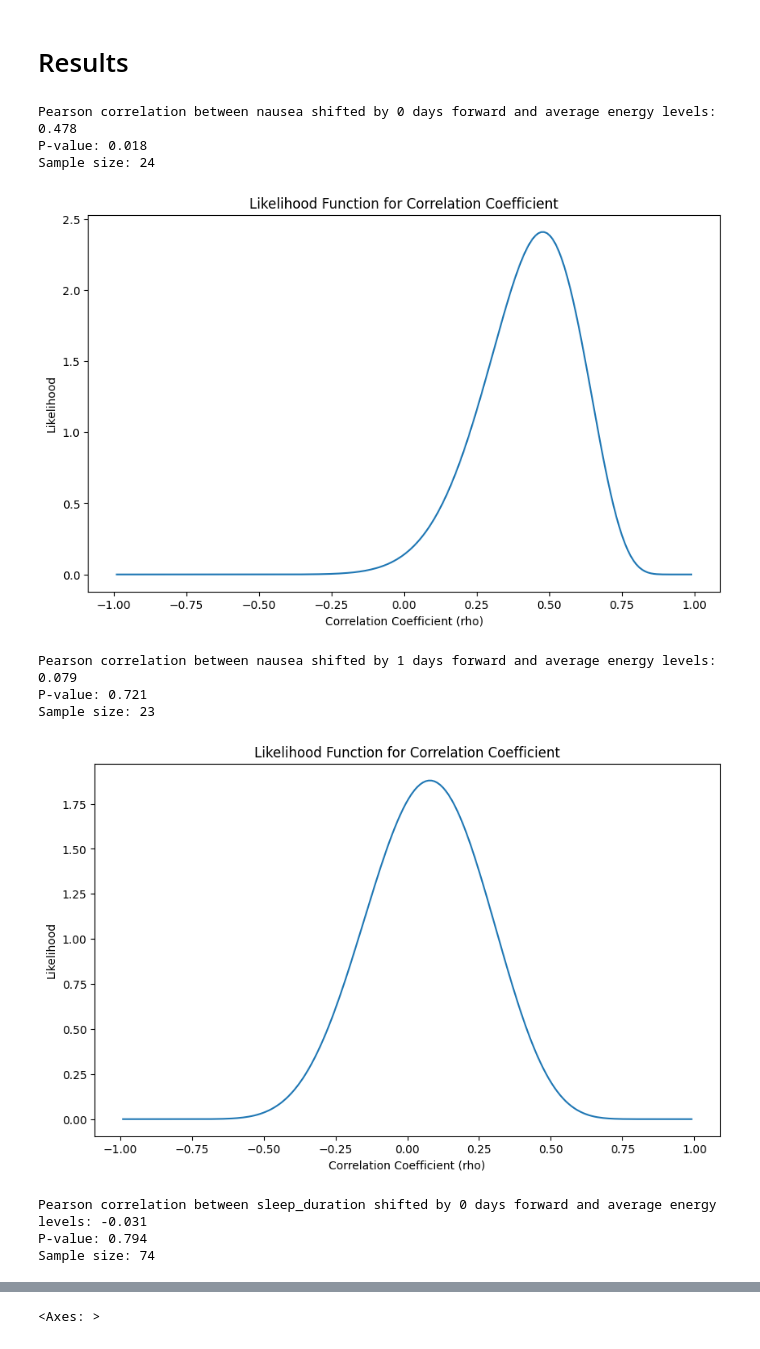
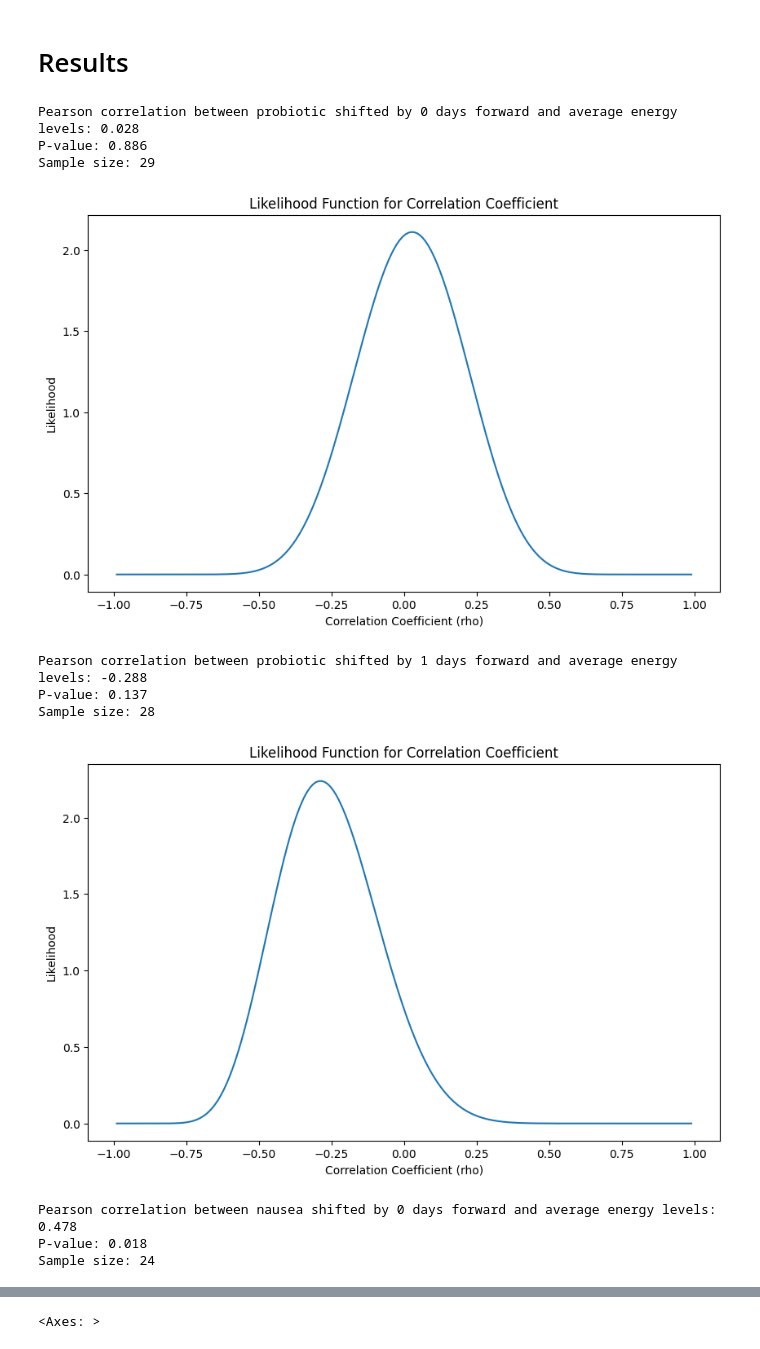
Before and after one commit to sonofhypnos/simon_data, a Jupyter notebook: simon_analysis.ipynb, the cells around one changed output, grey strips where cells are left out. Saved outputs shown, nothing was run; the diff lists cells and outputs as text; code cells hidden in the pictures.

```diff
--- a/simon_analysis.ipynb
+++ b/simon_analysis.ipynb
@@ -615,7 +621,7 @@ def analyse_nausea(data, column, shift=1):
     print(f"pvalue: {p_value:.3f}")
     print(f"sample size: {len(gluten)}")
 # %%
-for column in ["gluten", 'magnesium', 'potassium', 'iodine', 'omega3', 'vitamin_d', 'creatine_randomized', 'masturbation', 'masturbate_before_sleep', 'melatonin', 'melatonin_randomized', 'caffeine', 'porn']:
+for column in ['probiotic', "gluten", 'magnesium', 'potassium', 'iodine', 'omega3', 'vitamin_d', 'creatine_randomized', 'masturbation', 'masturbate_before_sleep', 'melatonin', 'melatonin_randomized', 'caffeine', 'porn']:
     for shift in [1,2]:
         analyse_nausea(data, column, shift=shift)
 # %% [output]
@@ -769,27 +775,27 @@ analyze_nausea_energy_relationship(sessions, energy_col='avg_energy', nausea_col
 # %% [markdown]
 # Results
 # %%
-upstream_vars = ['nausea', 'sleep_duration', 'potassium', 'magnesium', 'iodine', 'omega3', 'vitamin_d', 'creatine_randomized', 'masturbation', 'masturbate_before_sleep', 'melatonin', 'melatonin_randomized', 'caffeine', 'porn']
+upstream_vars = ['probiotic', 'nausea', 'sleep_duration', 'potassium', 'magnesium', 'iodine', 'omega3', 'vitamin_d', 'creatine_randomized', 'masturbation', 'masturbate_before_sleep', 'melatonin', 'melatonin_randomized', 'caffeine', 'porn']
 for column in upstream_vars: # NOTE: 'time in bed' was apparently a column, but it is gone now'
     start = '2024-05-29'
     end = '2024-09-10'
     if column == 'potassium':
         start = '2024-07-29' # changed randomization frequency here
     if column == 'omega3' or column == 'vitamin_d':
         start = '2024-06-9' # changed randomization here
     if column == 'creatine_randomized' or column == 'melatonin_randomized':
         start = '2024-08-09' # started to randomize these
     analyze_energy_levels_correlation_with_likelihood(data, start, end, column, shift_days=0)
     analyze_energy_levels_correlation_with_likelihood(data, start, end, column, shift_days=1)
 # %% [output]
-Pearson correlation between nausea shifted by 0 days forward and average energy levels: 0.478
-P-value: 0.018
-Sample size: 24
+Pearson correlation between probiotic shifted by 0 days forward and average energy levels: 0.028
+P-value: 0.886
+Sample size: 29
-[figure, old version]
+[figure, new version]
-Pearson correlation between nausea shifted by 1 days forward and average energy levels: 0.079
-P-value: 0.721
-Sample size: 23
+Pearson correlation between probiotic shifted by 1 days forward and average energy levels: -0.288
+P-value: 0.137
+Sample size: 28
-[figure, old version]
+[figure, new version]
-Pearson correlation between sleep_duration shifted by 0 days forward and average energy levels: -0.031
-P-value: 0.794
-Sample size: 74
+Pearson correlation between nausea shifted by 0 days forward and average energy levels: 0.478
+P-value: 0.018
+Sample size: 24
```
Also changed, not shown: parts of 7 cells of this notebook, 1 other file.
